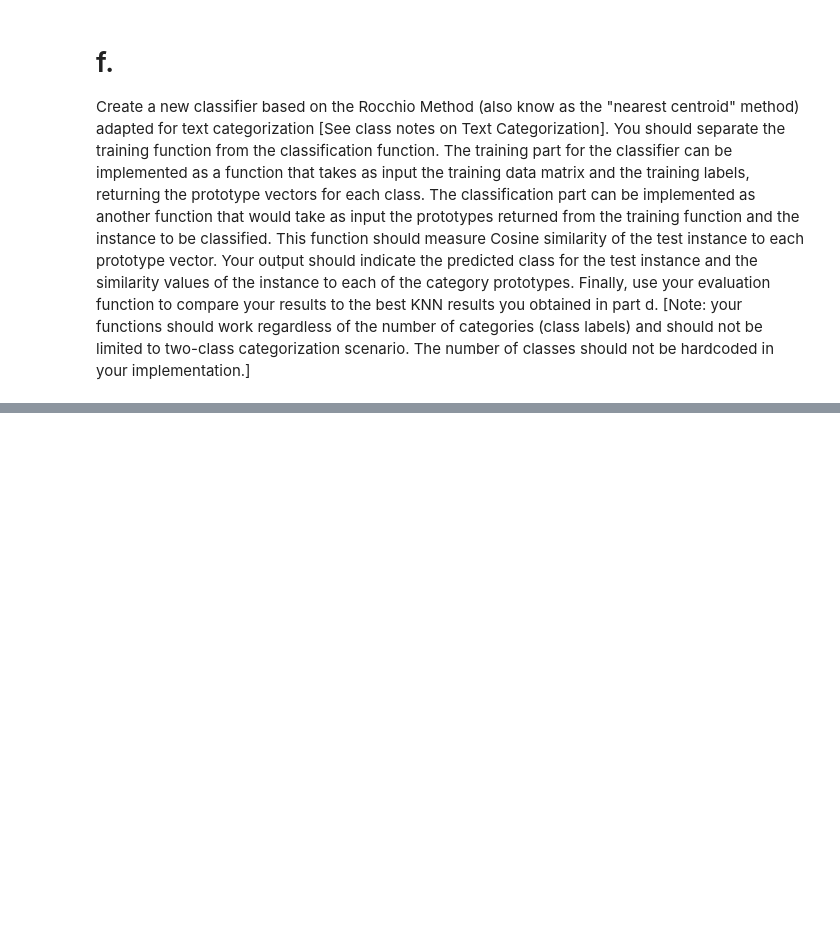
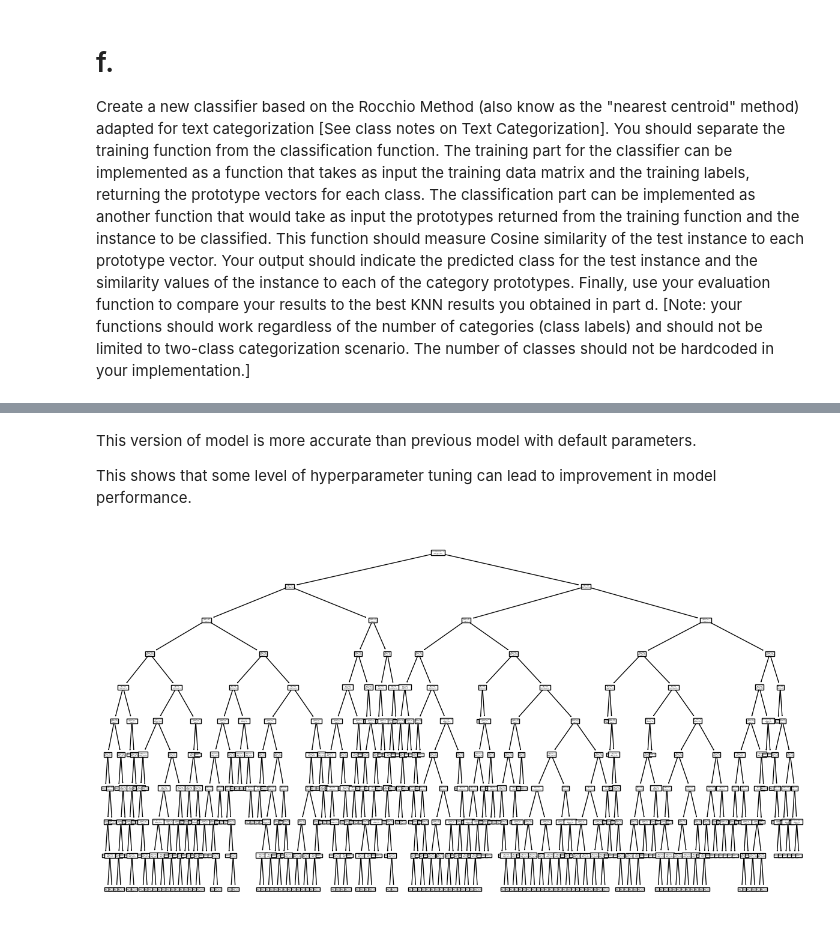
Before and after one commit to kushalnavghare/DSC-478_PRG_ML_APP, a Jupyter notebook: Assignment_2_DSC_478.ipynb, the cells around one changed output, grey strips where cells are left out. Cells and saved outputs as stored; diff of their text form; code cells hidden in the pictures; blank space fills up the shorter version.

```diff
--- a/Assignment_2_DSC_478.ipynb
+++ b/Assignment_2_DSC_478.ipynb
@@ -341,0 +696,6 @@ Create a new classifier based on the Rocchio Method (also know as the "nearest c
+# %%
+## initiate the model
+dtree_model = DecisionTreeClassifier(random_state = RANDOM_STATE)
+# %%
+# train model
+dtree_model.fit(X_train, y_train)
@@ -341,0 +743,4 @@ Create a new classifier based on the Rocchio Method (also know as the "nearest c
+# %%
+# tuned model
+tree_params = {'criterion':'gini', 'min_samples_split':10, 'max_depth':10}
+tuned_dtree_model = DecisionTreeClassifier(**tree_params, random_state=RANDOM_STATE)
@@ -341,0 +762,3 @@ Create a new classifier based on the Rocchio Method (also know as the "nearest c
+# %%
+# fit model
+tuned_dtree_model.fit(X_train, y_train)
@@ -341,0 +802,4 @@ Create a new classifier based on the Rocchio Method (also know as the "nearest c
+# %% [markdown]
+This version of model is more accurate than previous model with default parameters.
+
+This shows that some level of hyperparameter tuning can lead to improvement in model performance.
@@ -341,0 +809,6 @@ Create a new classifier based on the Rocchio Method (also know as the "nearest c
+# %%
+plt.figure(figsize=(15, 8))
+plot_tree(tuned_dtree_model, feature_names=X_train.columns, class_names=['0', '1'], )
+plt.show()
+# %% [output]
+[figure, added]
```
Also changed, not shown: parts of 93 cells of this notebook.
